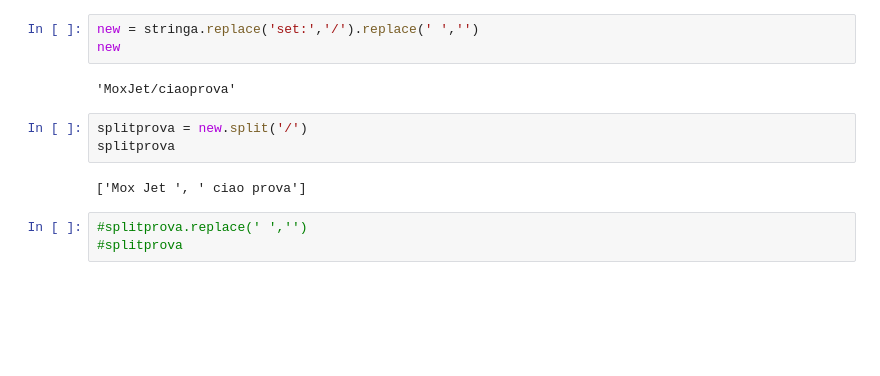
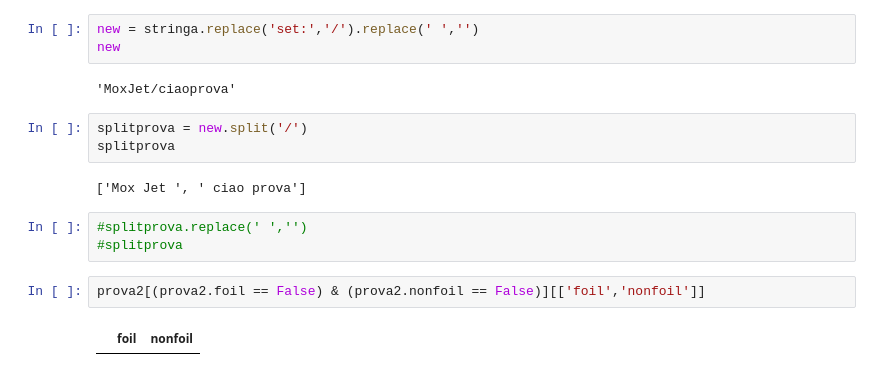
Before and after one commit to Mariodraghidicomodo/elaborato, a Jupyter notebook: progetto_data_scienze/codice/test2.ipynb, the cells around one changed output. Saved outputs shown, nothing was run; the diff lists cells and outputs as text; blank space fills up the shorter version.

```diff
--- a/progetto_data_scienze/codice/test2.ipynb
+++ b/progetto_data_scienze/codice/test2.ipynb
@@ -191,3 +191,7 @@ splitprova
 # %%
 #splitprova.replace(' ','')
 #splitprova
+# %%
+prova2[(prova2.foil == False) & (prova2.nonfoil == False)][['foil','nonfoil']]
+# %% [output]
+|  | foil | nonfoil |
```
Also changed, not shown: parts of 4 cells of this notebook, 1 other file.
